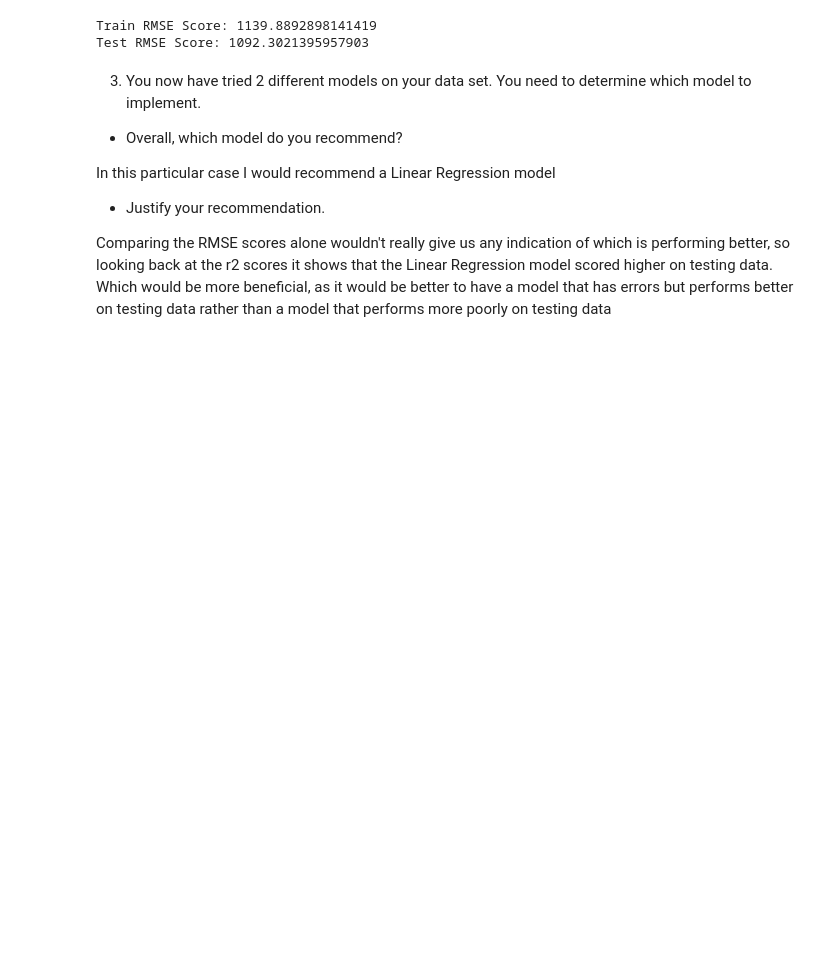
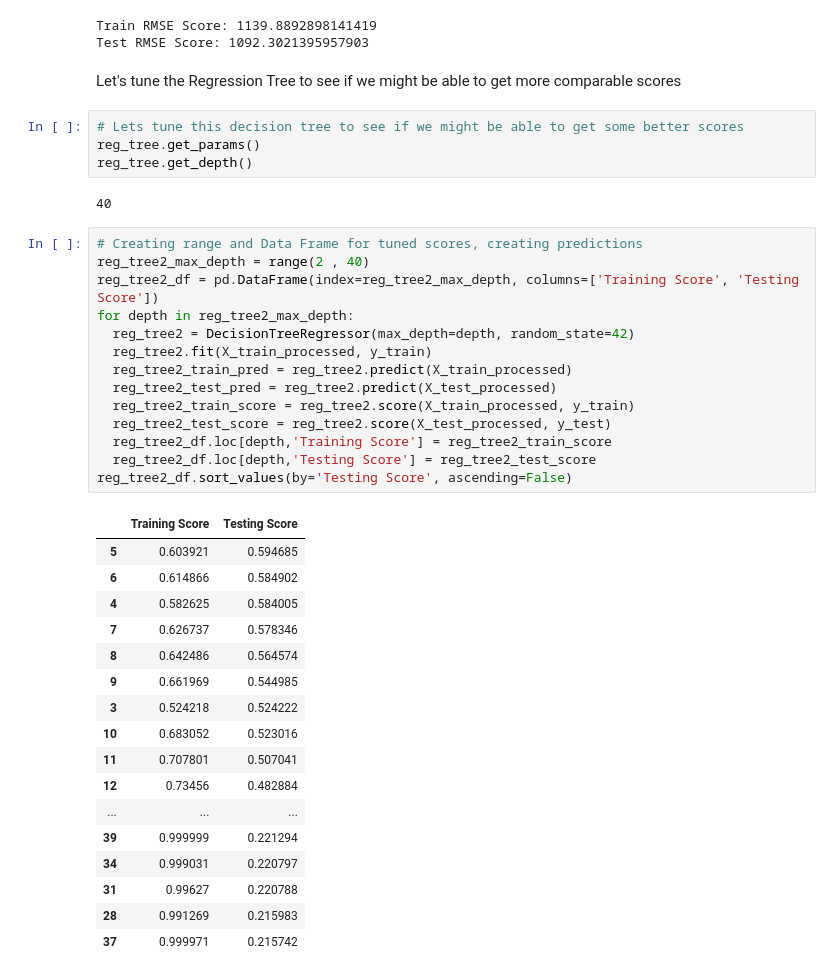
Before and after one commit to Acottle1031/Sales-Predictions-Project, a Jupyter notebook: SalesProjectionProject.ipynb, the cells around one changed output. Cells and saved outputs as stored; diff of their text form; blank space fills up the shorter version.

```diff
--- a/SalesProjectionProject.ipynb
+++ b/SalesProjectionProject.ipynb
@@ -351,13 +324,43 @@ print(f'Test RMSE Score: {tree_test_RMSE}')
 # %% [output]
 Train RMSE Score: 1139.8892898141419
 Test RMSE Score: 1092.3021395957903
-# %% [markdown]
-3) You now have tried 2 different models on your data set. You need to determine which model to implement.
-
-* Overall, which model do you recommend?
-
-In this particular case I would recommend a Linear Regression model
-
-* Justify your recommendation.
-
-Comparing the RMSE scores alone wouldn't really give us any indication of which is performing better, so looking back at the r2 scores it shows that the Linear Regression model scored higher on testing data. Which would be more beneficial, as it would be better to have a model that has errors but performs better on testing data rather than a model that performs more poorly on testing data
+# %% [markdown]
+Let's tune the Regression Tree to see if we might be able to get more comparable scores
+# %%
+# Lets tune this decision tree to see if we might be able to get some better scores
+reg_tree.get_params()
+reg_tree.get_depth()
+# %% [output]
+40
+# %%
+# Creating range and Data Frame for tuned scores, creating predictions
+reg_tree2_max_depth = range(2 , 40)
+reg_tree2_df = pd.DataFrame(index=reg_tree2_max_depth, columns=['Training Score', 'Testing Score'])
+for depth in reg_tree2_max_depth:
+  reg_tree2 = DecisionTreeRegressor(max_depth=depth, random_state=42)
+  reg_tree2.fit(X_train_processed, y_train)
+  reg_tree2_train_pred = reg_tree2.predict(X_train_processed)
+  reg_tree2_test_pred = reg_tree2.predict(X_test_processed)
+  reg_tree2_train_score = reg_tree2.score(X_train_processed, y_train)
+  reg_tree2_test_score = reg_tree2.score(X_test_processed, y_test)
+  reg_tree2_df.loc[depth,'Training Score'] = reg_tree2_train_score
+  reg_tree2_df.loc[depth,'Testing Score'] = reg_tree2_test_score
+reg_tree2_df.sort_values(by='Testing Score', ascending=False)
+# %% [output]
+|  | Training Score | Testing Score |
+| 5 | 0.603921 | 0.594685 |
+| 6 | 0.614866 | 0.584902 |
+| 4 | 0.582625 | 0.584005 |
+| 7 | 0.626737 | 0.578346 |
+| 8 | 0.642486 | 0.564574 |
+| 9 | 0.661969 | 0.544985 |
+| 3 | 0.524218 | 0.524222 |
+| 10 | 0.683052 | 0.523016 |
+| 11 | 0.707801 | 0.507041 |
+| 12 | 0.73456 | 0.482884 |
+| ... | ... | ... |
+| 39 | 0.999999 | 0.221294 |
+| 34 | 0.999031 | 0.220797 |
+| 31 | 0.99627 | 0.220788 |
+| 28 | 0.991269 | 0.215983 |
+| 37 | 0.999971 | 0.215742 |
```
Also changed, not shown: parts of 31 cells of this notebook.
